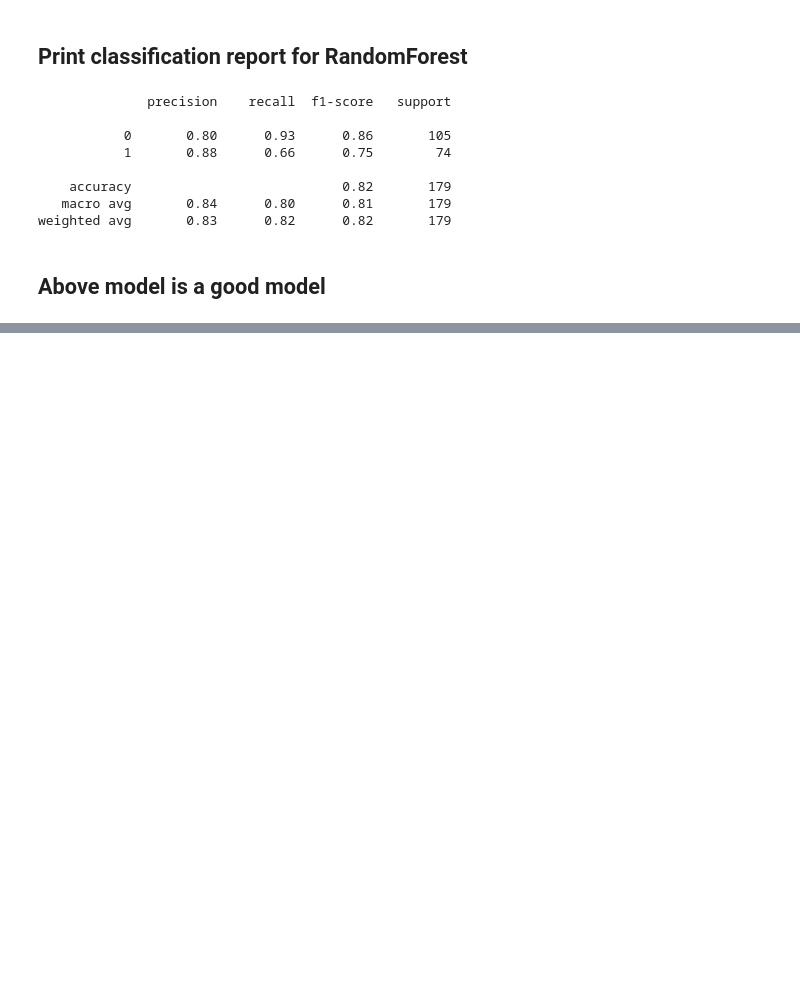
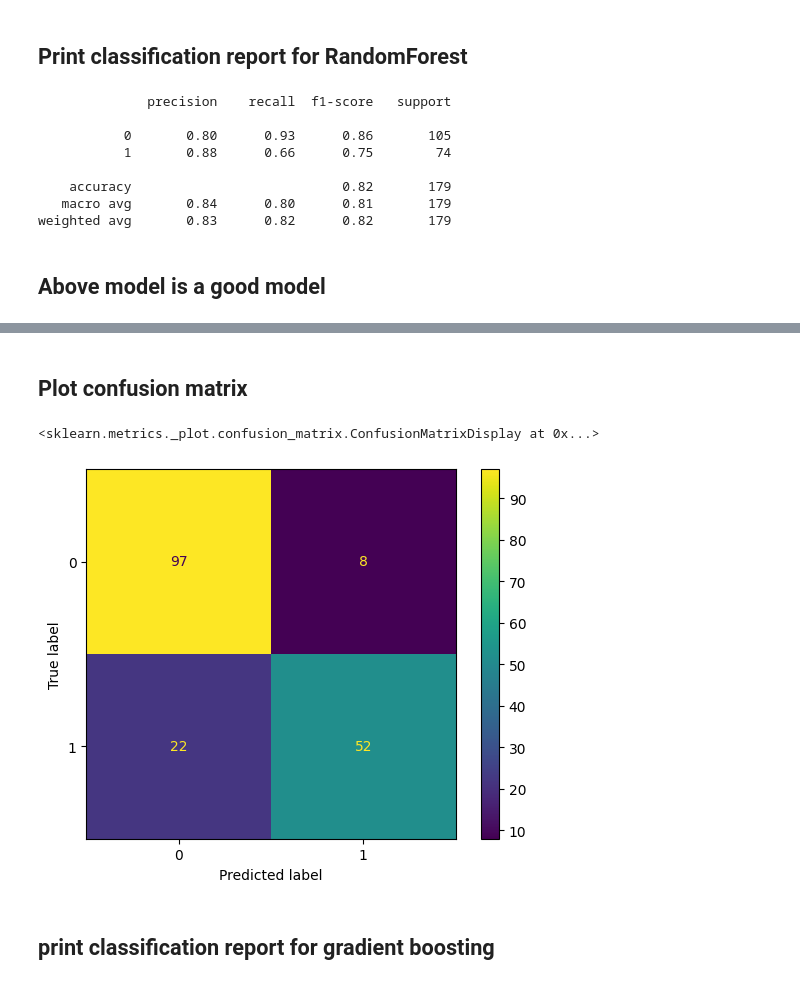
Before and after one commit to sindhura-nk/Machine-Learning-2, a Jupyter notebook: Ensemble/Ensemble.ipynb, the cells around one changed output, grey strips where cells are left out. Cells and saved outputs as stored; diff of their text form; code cells hidden in the pictures; blank space fills up the shorter version.

Commit message:
Gradient Boost

```diff
--- a/Ensemble/Ensemble.ipynb
+++ b/Ensemble/Ensemble.ipynb
@@ -315,0 +336,9 @@ weighted avg       0.83      0.82      0.82       179
+# %%
+params1 = {'learning_rate' :[0.01,0.1,0.15,0.2],
+           'n_estimators':[10,50,100,200,300,500],
+           'min_samples_split':[5,6,7,8,9,10],
+           'max_depth':[2,3,4,5]}
+# %%
+gbc = GradientBoostingClassifier()
+rscv2 = RandomizedSearchCV(gbc,param_distributions=params1,cv=5,scoring='f1_macro')
+rscv2.fit(xtrain,ytrain)
@@ -315,0 +361,3 @@ weighted avg       0.83      0.82      0.82       179
+# %%
+best_gbc = rscv2.best_estimator_
+best_gbc
@@ -315,0 +379,3 @@ weighted avg       0.83      0.82      0.82       179
+# %%
+ypred_train2 = best_gbc.predict(xtrain)
+ypred_test2 = best_gbc.predict(xtest)
@@ -315,0 +408,11 @@ weighted avg       0.83      0.82      0.82       179
+# %% [markdown]
+## Plot confusion matrix
+# %%
+cf1 = confusion_matrix(ytest,ypred_test2)
+cfd1 = ConfusionMatrixDisplay(cf1,display_labels=best_gbc.classes_)
+cfd1.plot()
+# %% [output]
+<sklearn.metrics._plot.confusion_matrix.ConfusionMatrixDisplay at 0x...>
+[figure, added]
+# %% [markdown]
+## print classification report for gradient boosting
```
Also changed, not shown: parts of 37 cells of this notebook, 1 other file.
